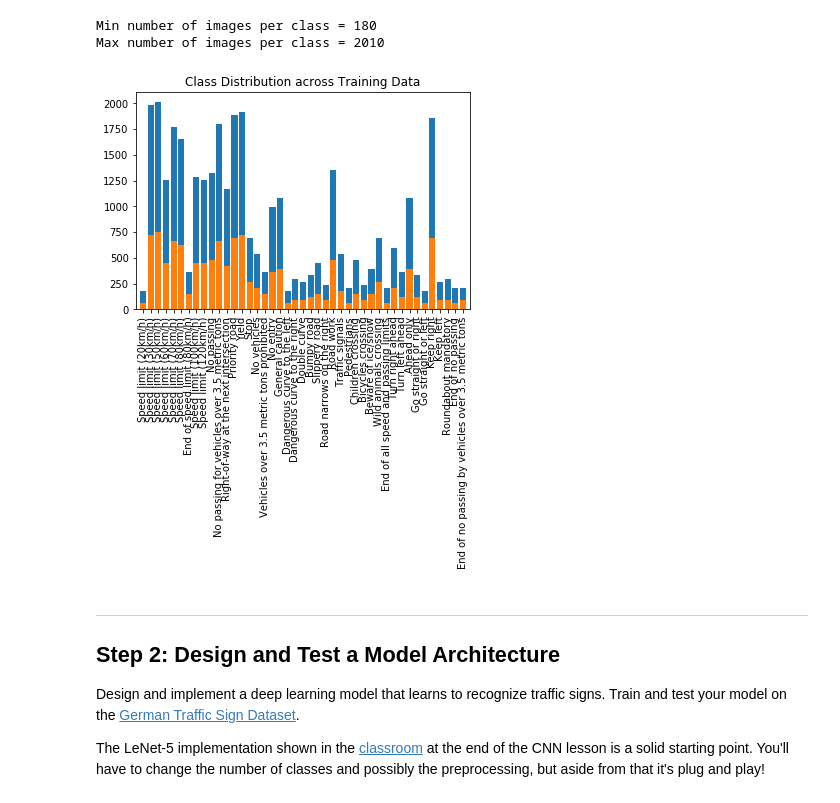
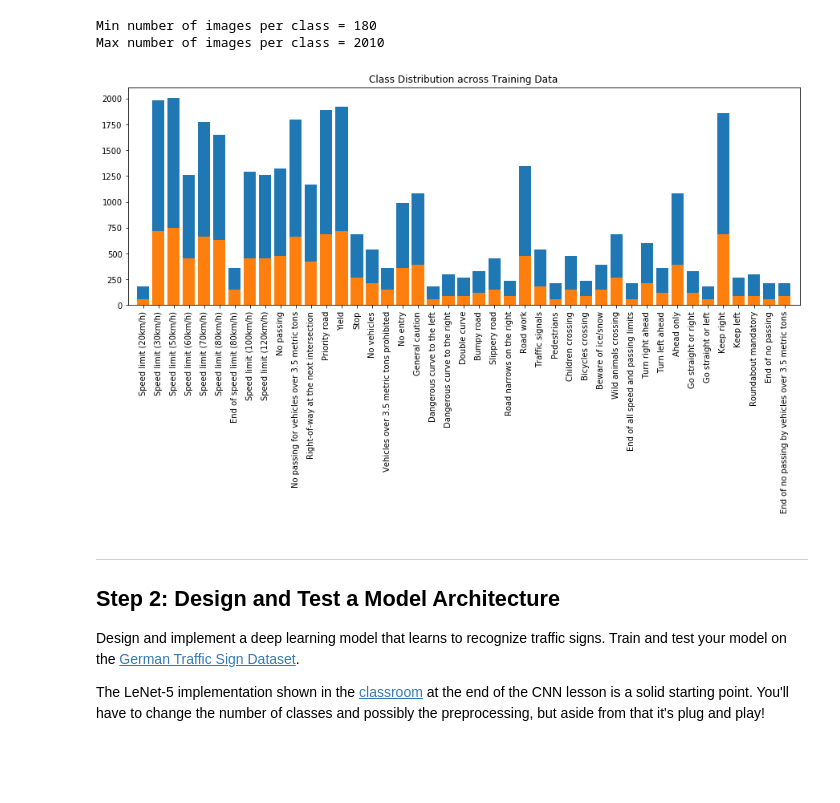
Before and after one commit to G-D-Petrov/TrafficSignClasifier, a Jupyter notebook: Traffic_Sign_Classifier.ipynb, the cells around one changed output. Drawn from its saved outputs; the diff is of its cells as text; code cells hidden in the pictures; blank space fills up the shorter version.

```diff
--- a/Traffic_Sign_Classifier.ipynb
+++ b/Traffic_Sign_Classifier.ipynb
@@ -136,23 +136,23 @@ Max number of images per class = 2010
 # %%
 # Count frequency of each label
 labels_train, counts_train = np.unique(y_train, return_counts=True)
 labels_test, counts_test = np.unique(y_test, return_counts=True)
 fig = plt.figure()
 
 train_plot = fig.add_subplot(111)
 test_plot = fig.add_subplot(111)
 # Plot the histogram
-plt.rcParams["figure.figsize"] = [15, 5]
+plt.rcParams["figure.figsize"] = [20, 5]
 axes = plt.gca()
 axes.set_xlim([-1,43])
 
 plt.xticks(rotation=90)
 train_plot.bar(labels_train, counts_train, tick_label=signnames["SignName"], width=0.8, align='center')
 test_plot.bar(labels_test, counts_test, tick_label=signnames["SignName"], width=0.8, align='center')
 plt.title('Class Distribution across Training Data')
 plt.show()
 # %% [output]
-[figure, old version]
+[figure, new version]
 # %%
 from sklearn.utils import shuffle
 
```
Also changed, not shown: parts of 8 cells of this notebook.
